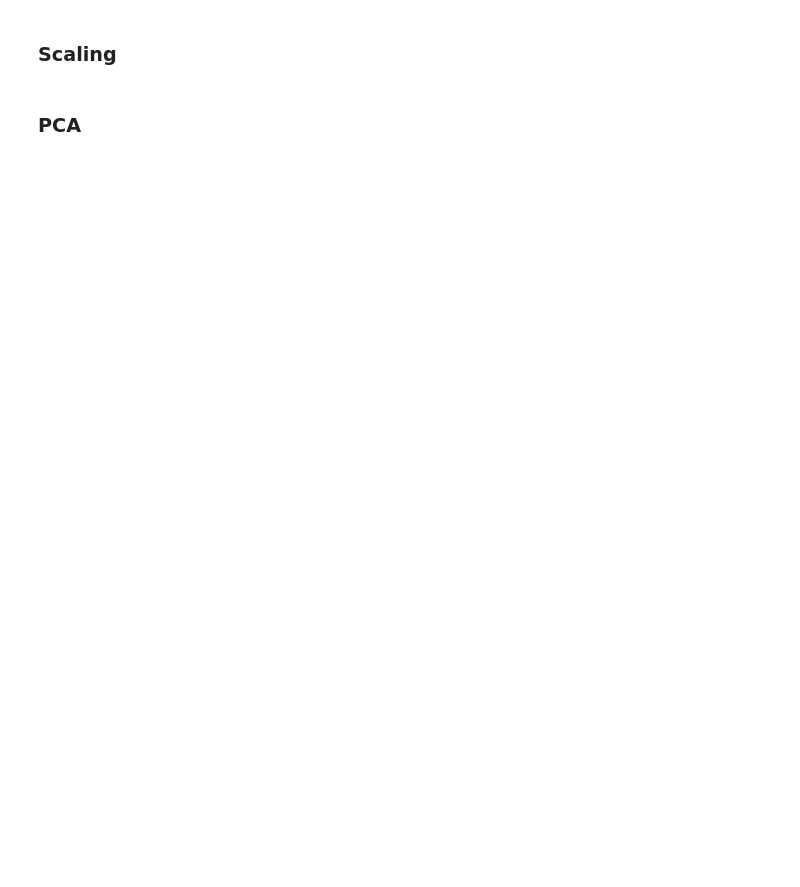
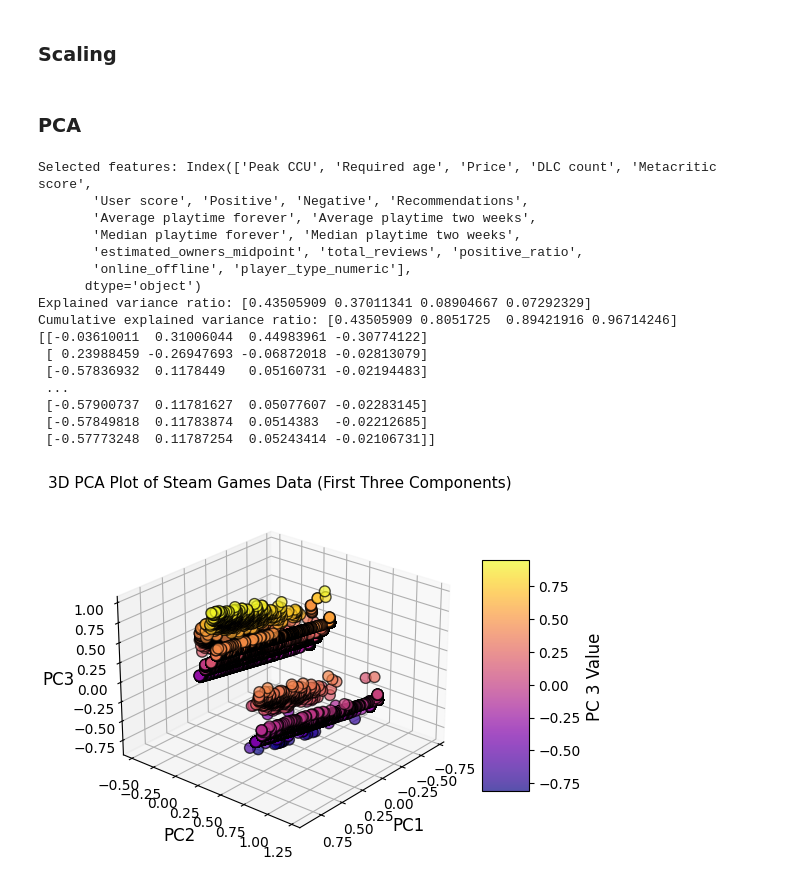
Before and after one commit to arina-sbz/games-cluster-analysis, a Jupyter notebook: games_analysis.ipynb, the cells around one changed output. Drawn from its saved outputs; the diff is of its cells as text; code cells hidden in the pictures; blank space fills up the shorter version.

```diff
--- a/games_analysis.ipynb
+++ b/games_analysis.ipynb
@@ -369,6 +430,6 @@ columns_to_drop = [
     "Screenshots",
     "Movies",
 ]
-df = df.drop(columns=columns_to_drop)
+df = df_filtered.drop(columns=columns_to_drop, errors='ignore')
 # %% [markdown]
 ### Categorical to numerical
@@ -384,6 +463,2 @@ df = add_player_type_numeric_column(df)
 # %% [markdown]
 ### Removing the outliers
-# %%
-# TODO: by this point all of the missing values must have been dealt with
-# consider running above cell to be sure
-df = remove_outliers(df)
@@ -392,3 +465,29 @@ df = remove_outliers(df)
+# %%
+# only keep columns with numerical data
+n_neighbors = 20
+df_numeric = df[['Peak CCU', 'Required age', 'Price', 'DLC count', 'Windows', 'Mac',
+    'Linux', 'Metacritic score', 'User score', 'Positive', 'Negative',
+    'Recommendations', 'Average playtime forever',
+    'Average playtime two weeks', 'Median playtime forever',
+    'Median playtime two weeks']]
+
+# broad outliers detection
+clf = LocalOutlierFactor(n_neighbors=n_neighbors)
+df_filtered = clf.fit_predict(df_numeric)
+df = df[df_filtered != -1]
+
+all_genres = get_set_of_all_genres(df)
+
+def func(row):
+    # if type(row["Genres"]) is not str:
+    #     print(f'{row["Genres"]}, {row["Name"]}, {type(row["Genres"])}')
+    return set(str(row["Genres"]).split(',')) == all_genres
+
+# specific outliers detection
+# remove any game that happens to have all the possible genres
+df_filtered = df.apply(func, axis=1)
+df = df[~df_filtered]
+# df = remove_outliers(df)
 # %%
 # Count occurrences for each word removed
 word_counts = {word: 0 for word in inappropriate_words}
@@ -438,2 +535,6 @@ df.columns
+# %%
+# code for scaling
+df = df.drop(columns=["release_season_num"])
+df = scaling(df.select_dtypes(include=["number"]), "minmax")
 # %% [markdown]
 ### PCA
@@ -441,0 +541,25 @@ df.columns
+# %%
+# Code for
+# df.isnull().values.any()
+# df.columns[df.isna().any()].tolist()
+pca, _ = implement_PCA(df, df.columns)
+print(pca)
+plot_PCA(pca)
+# %% [output]
+Selected features: Index(['Peak CCU', 'Required age', 'Price', 'DLC count', 'Metacritic score',
+       'User score', 'Positive', 'Negative', 'Recommendations',
+       'Average playtime forever', 'Average playtime two weeks',
+       'Median playtime forever', 'Median playtime two weeks',
+       'estimated_owners_midpoint', 'total_reviews', 'positive_ratio',
+       'online_offline', 'player_type_numeric'],
+      dtype='object')
+Explained variance ratio: [0.43505909 0.37011341 0.08904667 0.07292329]
+Cumulative explained variance ratio: [0.43505909 0.8051725  0.89421916 0.96714246]
+[[-0.03610011  0.31006044  0.44983961 -0.30774122]
+ [ 0.23988459 -0.26947693 -0.06872018 -0.02813079]
+ [-0.57836932  0.1178449   0.05160731 -0.02194483]
+ ...
+ [-0.57900737  0.11781627  0.05077607 -0.02283145]
+ [-0.57849818  0.11783874  0.0514383  -0.02212685]
+ [-0.57773248  0.11787254  0.05243414 -0.02106731]]
+[figure, added]
```
Also changed, not shown: parts of 15 cells of this notebook, 8 other files.
